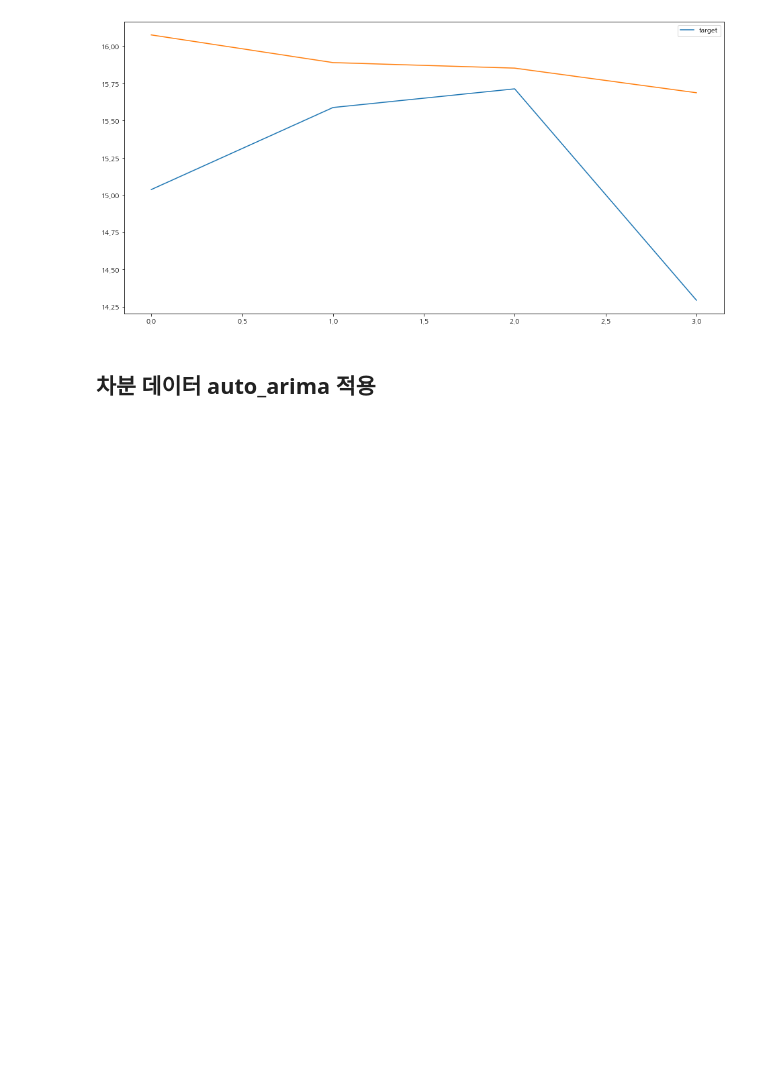
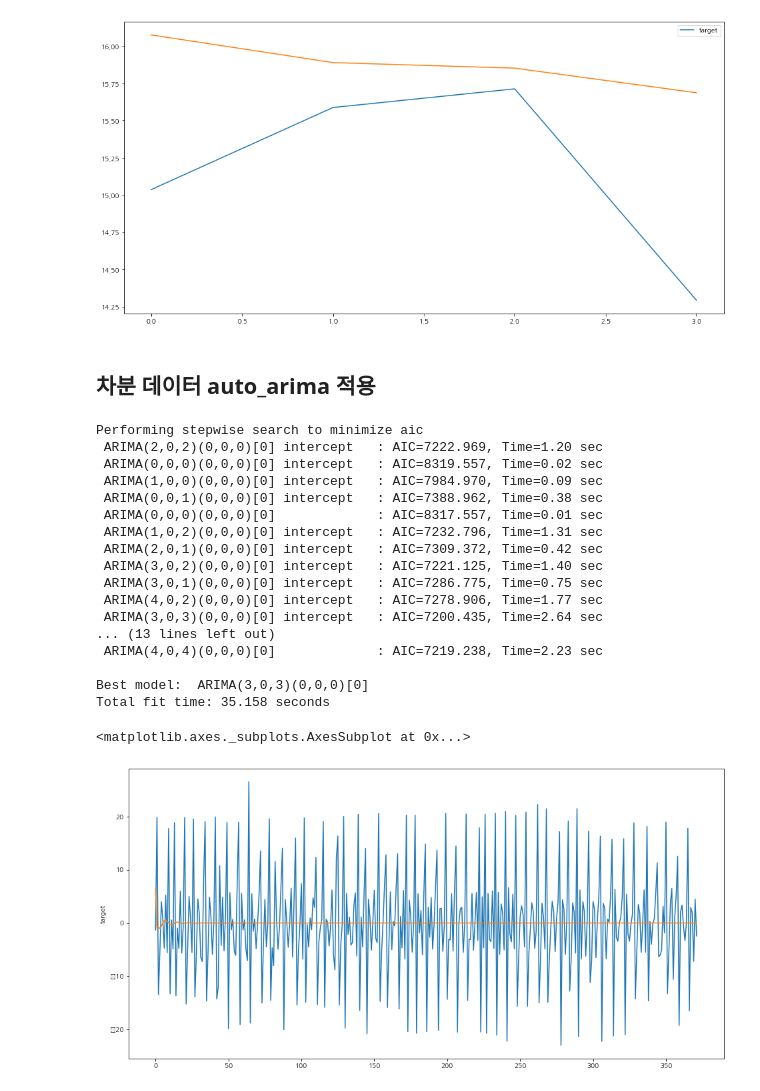
Before and after one commit to qkrwjdduf159/BigContest, a Jupyter notebook: 연어 EDA.ipynb, the cells around one changed output. Drawn from its saved outputs; the diff is of its cells as text; code cells hidden in the pictures; blank space fills up the shorter version.

```diff
--- a/연어 EDA.ipynb
+++ b/연어 EDA.ipynb
@@ -1185,0 +1192,33 @@ sns.lineplot(data = forecast)
+# %%
+diff_train = df_diff[df_diff['기준일'] < '2019']
+diff_test = df_diff[df_diff['기준일'] > '2019']
+diff_test_df = diff_test[diff_test['기준일'] < '2019-02']
+# %%
+model_ar = auto_arima(diff_train['target'], trace = True, error_action = 'ignore', suppress_warnings = True)
+model_ar.fit(diff_train['target'])
+forecast = model_ar.predict(n_periods = diff_test.shape[0])
+
+# 대체 넌 뭘 맞추려고 노력하는거니...?
+plt.figure(figsize = (16,8))
+sns.lineplot(data = diff_test['target'].reset_index(drop = True))
+sns.lineplot(data = forecast)
+# %% [output]
+Performing stepwise search to minimize aic
+ ARIMA(2,0,2)(0,0,0)[0] intercept   : AIC=7222.969, Time=1.20 sec
+ ARIMA(0,0,0)(0,0,0)[0] intercept   : AIC=8319.557, Time=0.02 sec
+ ARIMA(1,0,0)(0,0,0)[0] intercept   : AIC=7984.970, Time=0.09 sec
+ ARIMA(0,0,1)(0,0,0)[0] intercept   : AIC=7388.962, Time=0.38 sec
+ ARIMA(0,0,0)(0,0,0)[0]             : AIC=8317.557, Time=0.01 sec
+ ARIMA(1,0,2)(0,0,0)[0] intercept   : AIC=7232.796, Time=1.31 sec
+ ARIMA(2,0,1)(0,0,0)[0] intercept   : AIC=7309.372, Time=0.42 sec
+ ARIMA(3,0,2)(0,0,0)[0] intercept   : AIC=7221.125, Time=1.40 sec
+ ARIMA(3,0,1)(0,0,0)[0] intercept   : AIC=7286.775, Time=0.75 sec
+ ARIMA(4,0,2)(0,0,0)[0] intercept   : AIC=7278.906, Time=1.77 sec
+ ARIMA(3,0,3)(0,0,0)[0] intercept   : AIC=7200.435, Time=2.64 sec
+... (13 lines left out)
+ ARIMA(4,0,4)(0,0,0)[0]             : AIC=7219.238, Time=2.23 sec
+
+Best model:  ARIMA(3,0,3)(0,0,0)[0]
+Total fit time: 35.158 seconds
+<matplotlib.axes._subplots.AxesSubplot at 0x...>
+[figure, added]
```
Also changed, not shown: parts of 20 cells of this notebook.
